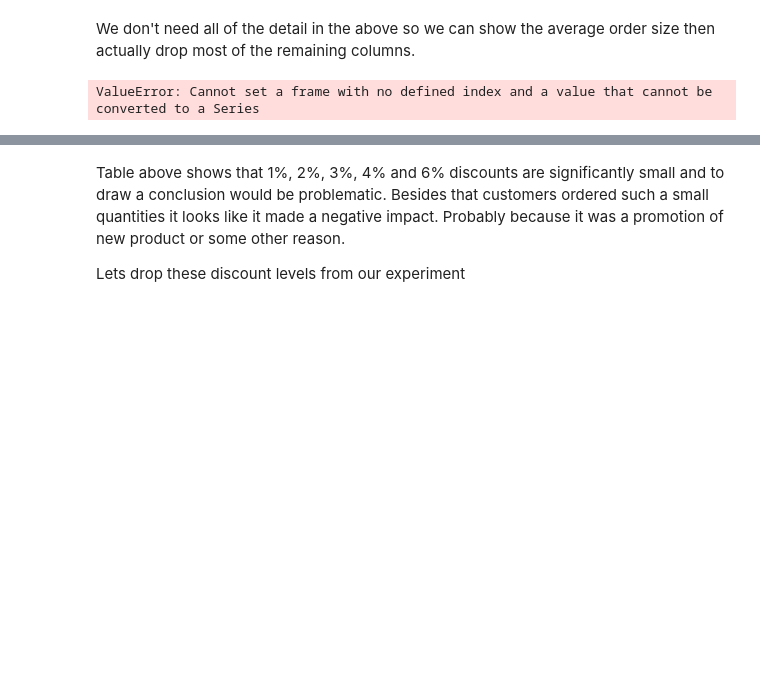
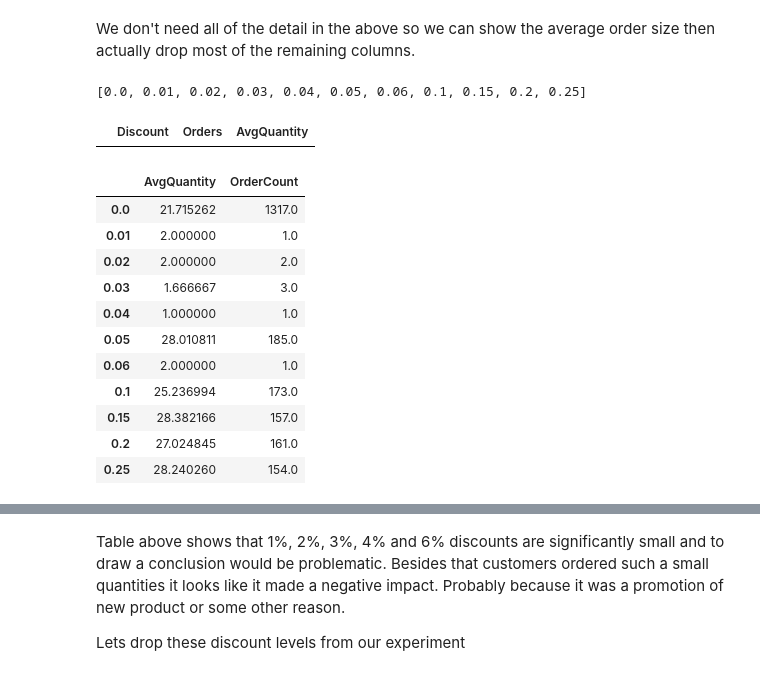
Before and after one commit to MissAle17/dsc-2-final-project-online-ds-sp-000, a Jupyter notebook: Mod2_Project_v2.ipynb, the cells around one changed output, grey strips where cells are left out. Drawn from its saved outputs; the diff is of its cells as text; code cells hidden in the pictures; blank space fills up the shorter version.

Commit message:
checkpt 9

```diff
--- a/Mod2_Project_v2.ipynb
+++ b/Mod2_Project_v2.ipynb
@@ -152,11 +152,6 @@ Discount levels :
 [0.   0.01 0.02 0.03 0.04 0.05 0.06 0.1  0.15 0.2  0.25]
 # %% [markdown]
 We can now take our dataframe (OrderDetails_df) and group everything by discount amount.
-# %%
-OrderDetail_df['AvgQuantity'] = NaN
-for i in disc_lvl:
-    holder = {}
-    Order
 # %%
 discounts_df = OrderDetail_df.groupby('Discount').count()
 # %%
@@ -175,7 +170,3 @@ discounts_df
 | 0.15 | 157 | 157 | 157 | 157 | 157 |
 | 0.20 | 161 | 161 | 161 | 161 | 161 |
 | 0.25 | 154 | 154 | 154 | 154 | 154 |
-# %%
-Avg = {}
-for i in disc_lvl:
-    Avg[i] = OrderDetail_df.loc[OrderDetail_df['Discount'] == i]
@@ -186,7 +172,0 @@ l1['Quantity'].mean()
-# %%
-
-# Group orders by discount amounts
-# Each group is a DataFrame containing orders with certain discount level
-groups = {}
-for i in disc_lvl:
-    groups[i] = OrderDetail_df[OrderDetail_df['Discount']==i]
@@ -192,0 +175,12 @@ for i in disc_lvl:
+# %%
+#making an empty dictionary
+Avg = {}
+
+#Running a loop on ourempty dictionary to get the average size by discount level
+
+for i in disc_lvl:
+    xi = OrderDetail_df.loc[OrderDetail_df['Discount'] == i]
+    Avg[i] = [xi['Quantity'].mean(),xi['Quantity'].count()]
+
+#Always check to ensure everything worked so future steps are clean
+Avg
@@ -194,12 +200,26 @@ for i in disc_lvl:
 We don't need all of the detail in the above so we can show the average order size then actually drop most of the remaining columns.
 # %%
 # Create new DataFrame with Discounts and Order quantities
-disc_df = pd.DataFrame(columns=['Discount','Orders','AvgQuantity'])
-for i in groups.keys():
-    disc_df['Discount'] = disc_df.append({'Discount':i}, ignore_index=True)
-    disc_df['Orders'] = disc_df.append({'Orders':len(groups[i])}, ignore_index=True)
-    disc_df['AvgQuantity'] = disc_df.append({'AvgQuantity': groups[i]['Quantity'].mean()}, ignore_index=True)
-
-discounts_df
+disc_df = pd.DataFrame(columns = ['Discount', 'Orders', 'AvgQuantity'])
+keys = list(Avg.keys())
 # %% [output]
-ValueError: Cannot set a frame with no defined index and a value that cannot be converted to a Series
+[0.0, 0.01, 0.02, 0.03, 0.04, 0.05, 0.06, 0.1, 0.15, 0.2, 0.25]
+|  | Discount | Orders | AvgQuantity |
+# %%
+#current test cell --- SO CLOSE
+disc_df = pd.DataFrame(Avg)
+disc_df = disc_df.transpose()
+disc_df.rename(index=str, columns={0: "AvgQuantity", 1: "OrderCount"})
+# %% [output]
+|  | AvgQuantity | OrderCount |
+| 0.0 | 21.715262 | 1317.0 |
+| 0.01 | 2.000000 | 1.0 |
+| 0.02 | 2.000000 | 2.0 |
+| 0.03 | 1.666667 | 3.0 |
+| 0.04 | 1.000000 | 1.0 |
+| 0.05 | 28.010811 | 185.0 |
+| 0.06 | 2.000000 | 1.0 |
+| 0.1 | 25.236994 | 173.0 |
+| 0.15 | 28.382166 | 157.0 |
+| 0.2 | 27.024845 | 161.0 |
+| 0.25 | 28.240260 | 154.0 |
```
Also changed, not shown: parts of 5 cells of this notebook.
